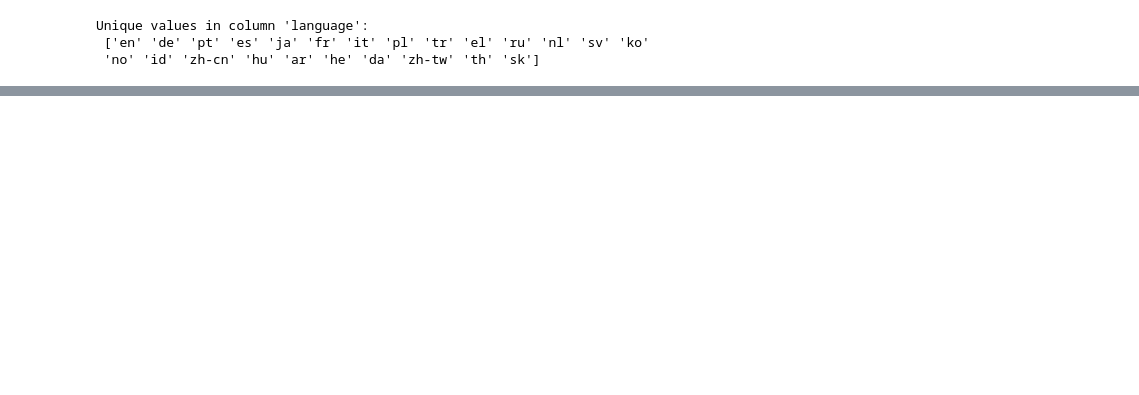
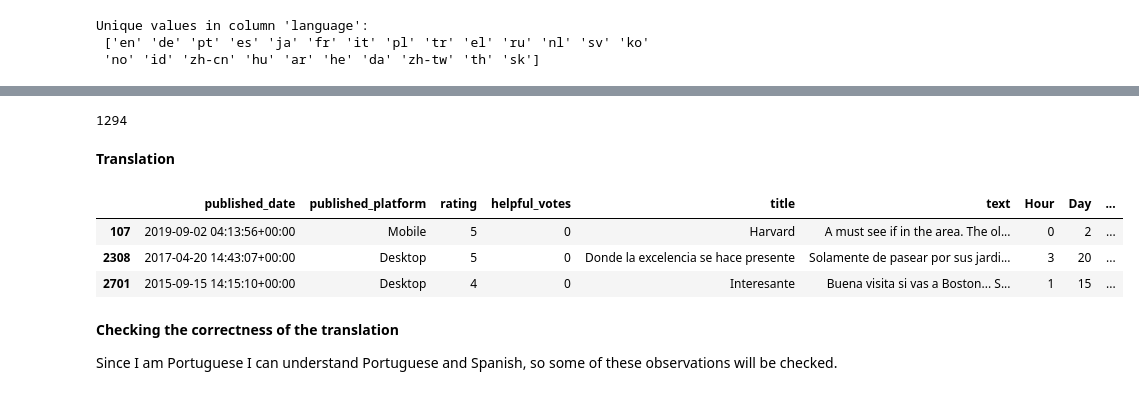
Before and after one commit to antoniooliveira03/Projects, a Jupyter notebook: Industrial Applications of AI/Assignment 4/Harvard Reviews Notebook.ipynb, the cells around one changed output, grey strips where cells are left out. Cells and saved outputs as stored; diff of their text form; code cells hidden in the pictures; blank space fills up the shorter version.

```diff
--- a/Industrial Applications of AI/Assignment 4/Harvard Reviews Notebook.ipynb
+++ b/Industrial Applications of AI/Assignment 4/Harvard Reviews Notebook.ipynb
@@ -235,0 +236,45 @@ def translate_to_english(text, lang):
+# %%
+data_sample['char_count'] = data_sample['text'].str.len()
+
+# total non-english characters
+data_sample[data_sample['language'] != 'en']['char_count'].sum()
+# %% [output]
+1294
+# %% [markdown]
+**Translation**
+# %%
+import pandas as pd
+import requests
+
+# Function to translate text using DeepL API
+def translate_with_deepl(text, auth_key, source_lang, target_lang):
+    url = "https://api-free.deepl.com/v2/translate"
+    params = {
+        "auth_key": auth_key,
+        "text": text,
+        "source_lang": source_lang,
+        "target_lang": target_lang
+    }
+    response = requests.post(url, data=params)
+    if response.status_code == 200:
+        translation = response.json()["translations"][0]["text"]
+        return translation
+    else:
+        print(f"Translation failed with status code {response.status_code}")
+        return None
+
+auth_key = "14143fc8-d67d-487d-8605-a715b2691c9d:fx"
+
+# Translate the 'text' column
+data_sample['translated_text'] = data_sample.apply(lambda row: translate_with_deepl(row['text'], auth_key, row['language'], 'EN'), axis=1)
+# %%
+data_sample.head(3)
+# %% [output]
+|  | published_date | published_platform | rating | helpful_votes | title | text | Hour | Day | ... |
+| 107 | 2019-09-02 04:13:56+00:00 | Mobile | 5 | 0 | Harvard | A must see if in the area. The ol... | 0 | 2 | ... |
+| 2308 | 2017-04-20 14:43:07+00:00 | Desktop | 5 | 0 | Donde la excelencia se hace presente | Solamente de pasear por sus jardi... | 3 | 20 | ... |
+| 2701 | 2015-09-15 14:15:10+00:00 | Desktop | 4 | 0 | Interesante | Buena visita si vas a Boston... S... | 1 | 15 | ... |
+# %% [markdown]
+**Checking the correctness of the translation**
+
+Since I am Portuguese I can understand Portuguese and Spanish, so some of these observations will be checked.
```
Also changed, not shown: parts of 45 cells of this notebook, 1 other file.
